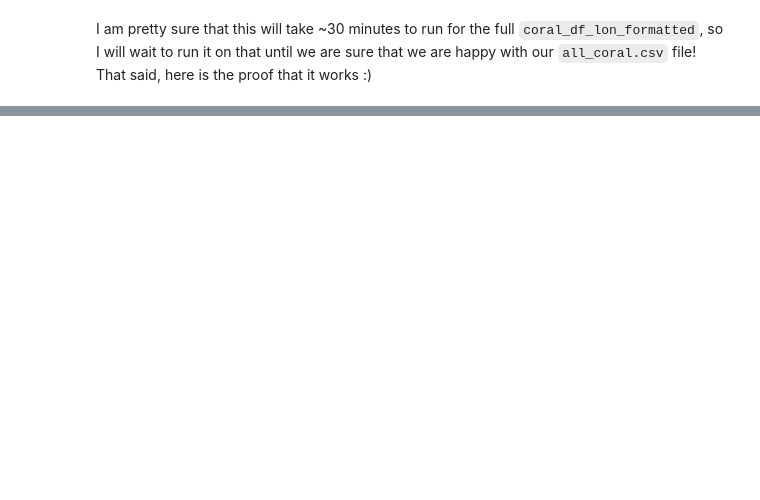
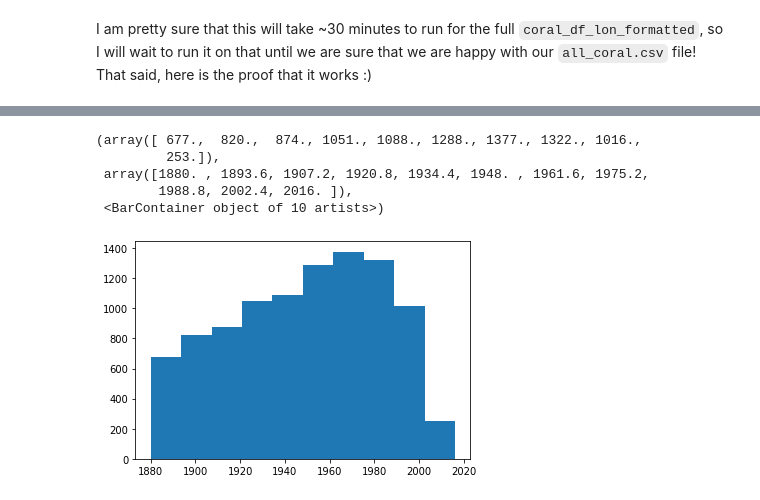
Before and after one commit to p-ai-org/p-climate, a Jupyter notebook: add_temp_coral.ipynb, the cells around one changed output, grey strips where cells are left out. Cells and saved outputs as stored; diff of their text form; code cells hidden in the pictures; blank space fills up the shorter version.

Commit message:
cleaned all_coral_with_temp a bit

```diff
--- a/add_temp_coral.ipynb
+++ b/add_temp_coral.ipynb
@@ -448,0 +457,2 @@ coral_df_lon_formatted_with_temp
+# %%
+coral_df_lon_formatted_with_temp = pd.read_csv('all_coral_with_temp.csv')
@@ -448,0 +467,4 @@ coral_df_lon_formatted_with_temp
+# %%
+coral_df_lon_formatted_with_temp_outliers_removed = coral_df_lon_formatted_with_temp[coral_df_lon_formatted_with_temp['year']<2021]
+coral_df_lon_formatted_with_temp_outliers_removed = coral_df_lon_formatted_with_temp_outliers_removed[coral_df_lon_formatted_with_temp['year']>1879]
+coral_df_lon_formatted_with_temp_outliers_removed
@@ -448,0 +485,9 @@ coral_df_lon_formatted_with_temp
+# %%
+plt.hist(coral_df_lon_formatted_with_temp_outliers_removed['year'])
+# %% [output]
+(array([ 677.,  820.,  874., 1051., 1088., 1288., 1377., 1322., 1016.,
+         253.]),
+ array([1880. , 1893.6, 1907.2, 1920.8, 1934.4, 1948. , 1961.6, 1975.2,
+        1988.8, 2002.4, 2016. ]),
+ <BarContainer object of 10 artists>)
+[figure, added]
```
Also changed, not shown: parts of 44 cells of this notebook.
